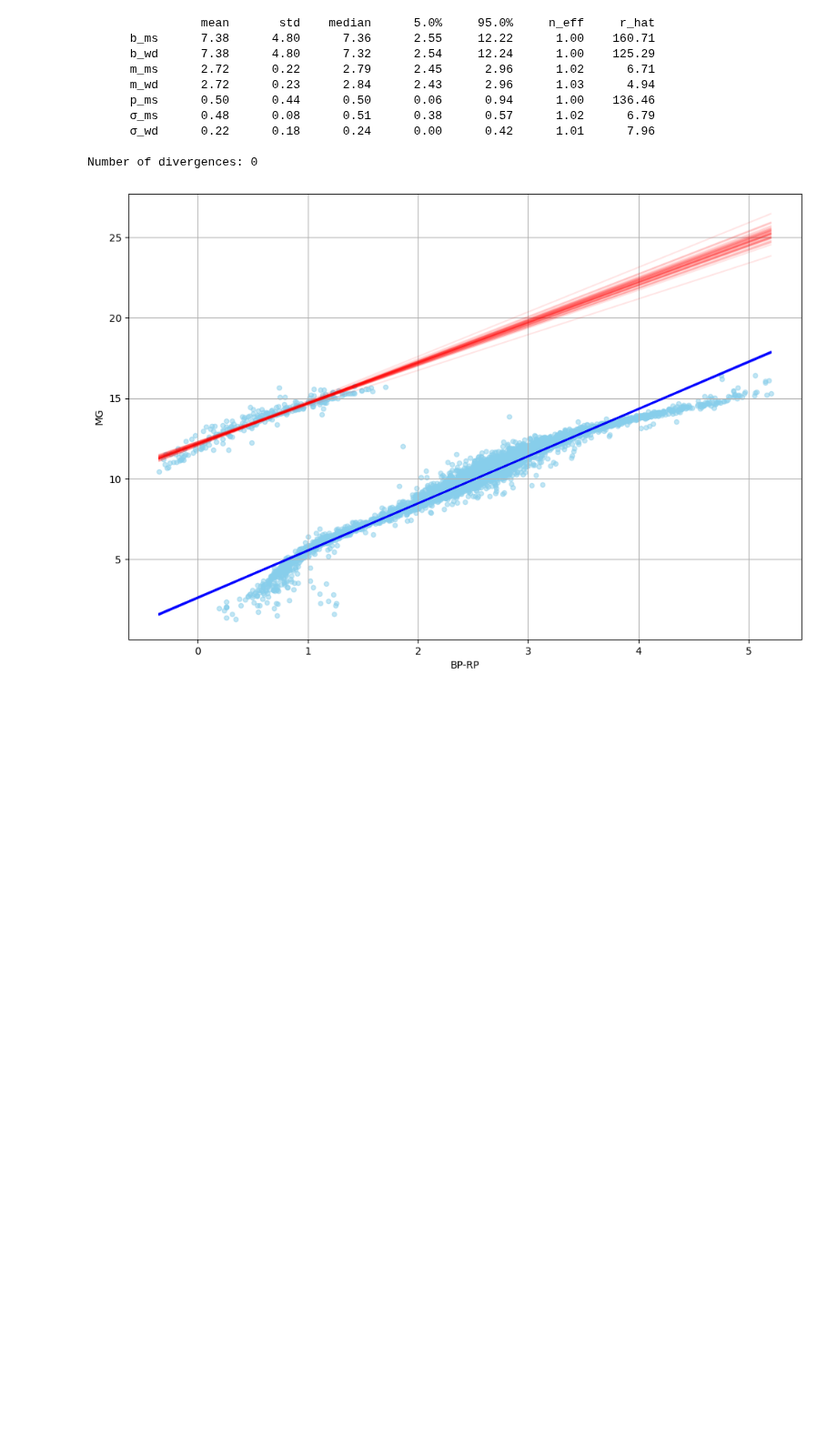
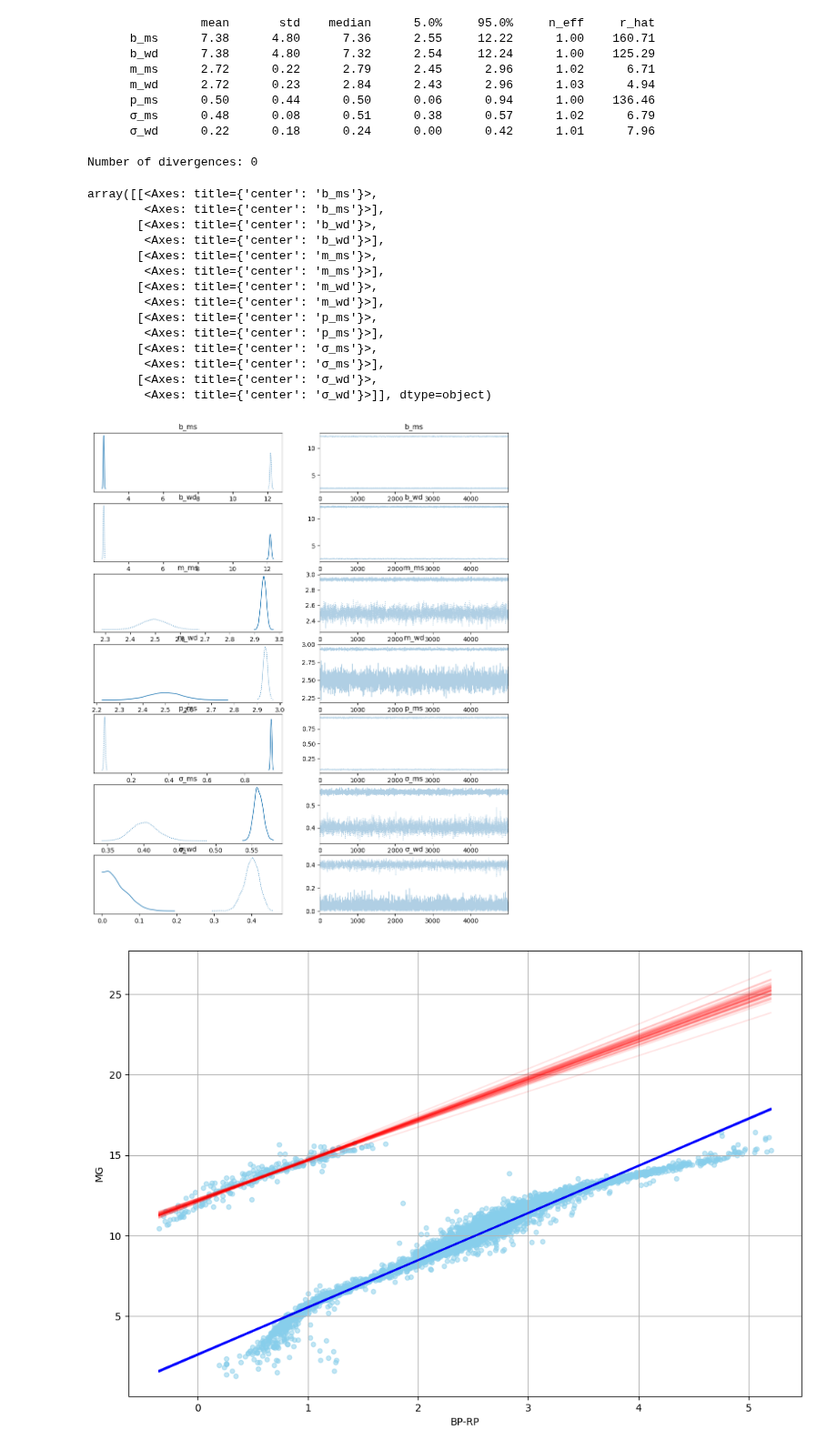
Before and after one commit to R-bna/sci-comp-ii-fall24, a Jupyter notebook: Working/MidtermPart-2.ipynb, the cells around one changed output. Shown at 91% size. Drawn from its saved outputs; the diff is of its cells as text; code cells hidden in the pictures; blank space fills up the shorter version.

```diff
--- a/Working/MidtermPart-2.ipynb
+++ b/Working/MidtermPart-2.ipynb
@@ -221,7 +235,7 @@ def linear_model_w_outliers_relaxed(x_data=None, y_data=None):
         # Log probabilities to track membership probabilities of each sample
         log_probs = mixture.component_log_probs(y_)
         numpyro.deterministic(
-            "log_p_fg", log_probs - jax.nn.logsumexp(log_probs, axis=-1, keepdims=True)
+            "log_p_ms", log_probs - jax.nn.logsumexp(log_probs, axis=-1, keepdims=True)
         )
 # %%
 # Generate a starting key, which we'll split for later operations.
@@ -254,7 +267,23 @@ mcmc.print_summary()
 
 Number of divergences: 0
 # %%
-#az.plot_trace(mcmc,var_names=['~log_p_ms*'],filter_vars='regex')
+az.plot_trace(mcmc,var_names=['~log_p_ms*'],filter_vars='regex')
+# %% [output]
+array([[<Axes: title={'center': 'b_ms'}>,
+        <Axes: title={'center': 'b_ms'}>],
+       [<Axes: title={'center': 'b_wd'}>,
+        <Axes: title={'center': 'b_wd'}>],
+       [<Axes: title={'center': 'm_ms'}>,
+        <Axes: title={'center': 'm_ms'}>],
+       [<Axes: title={'center': 'm_wd'}>,
+        <Axes: title={'center': 'm_wd'}>],
+       [<Axes: title={'center': 'p_ms'}>,
+        <Axes: title={'center': 'p_ms'}>],
+       [<Axes: title={'center': 'σ_ms'}>,
+        <Axes: title={'center': 'σ_ms'}>],
+       [<Axes: title={'center': 'σ_wd'}>,
+        <Axes: title={'center': 'σ_wd'}>]], dtype=object)
+[figure, added]
 # %%
 posterior_samples1 = mcmc.get_samples()
 
```
Also changed, not shown: parts of 3 cells of this notebook.
